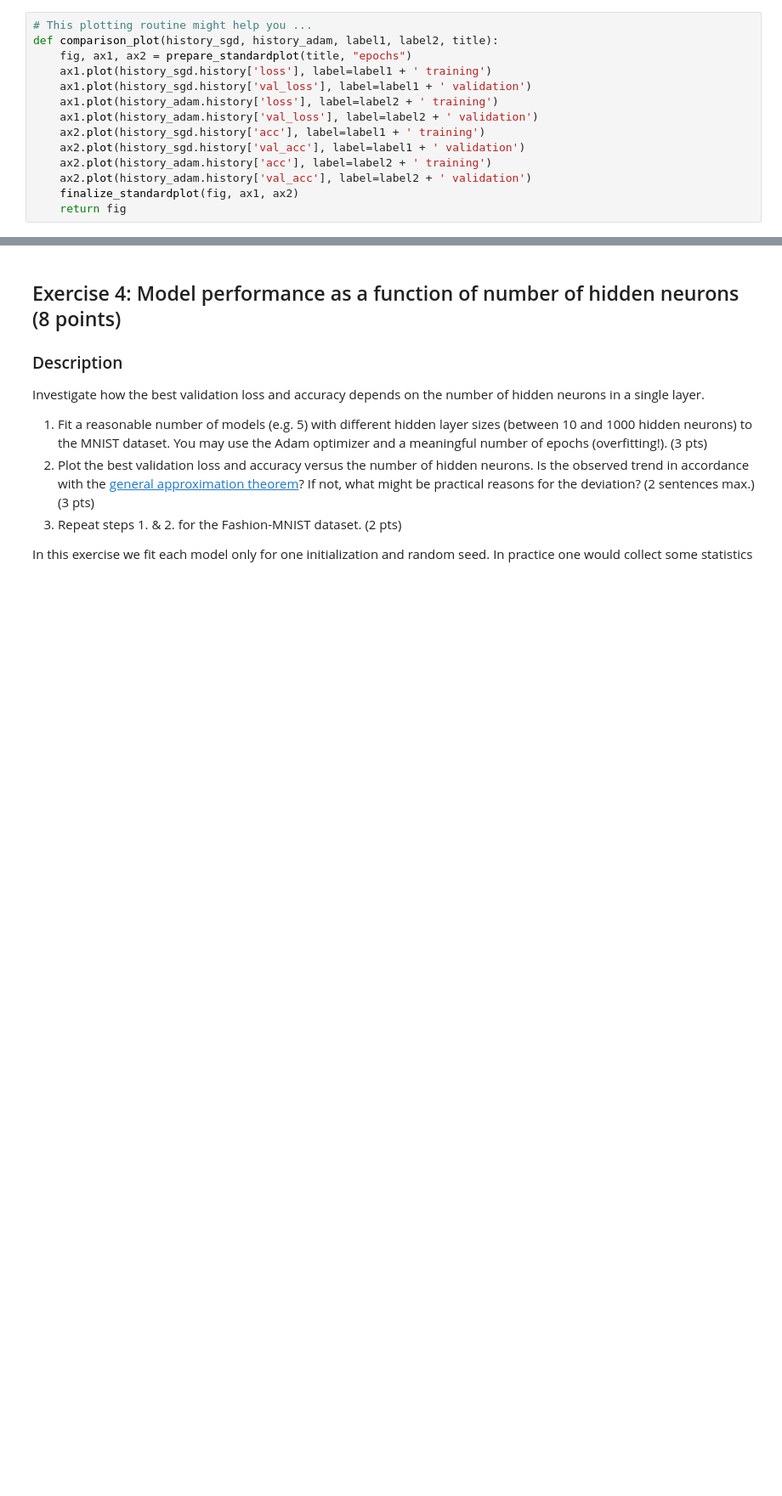
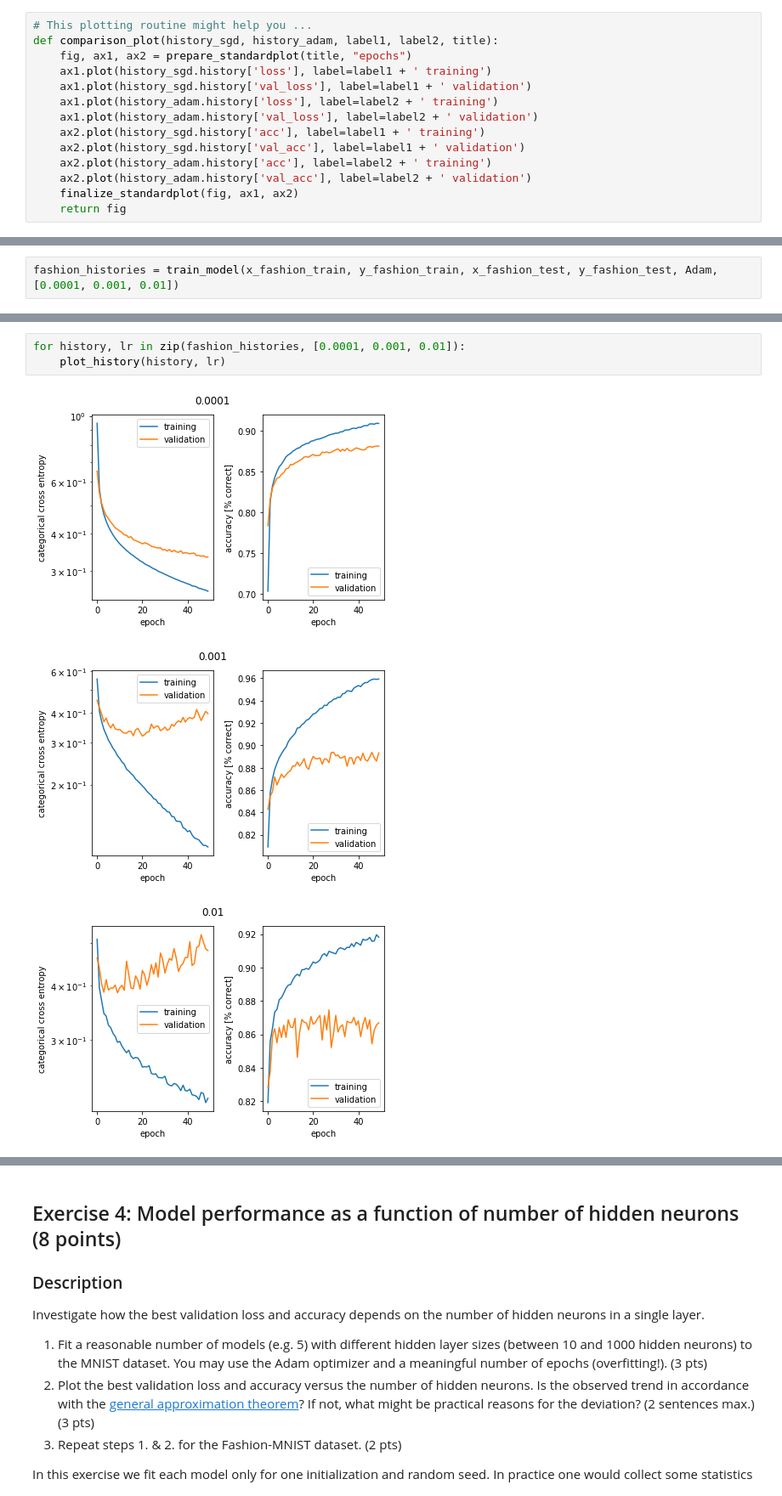
Before and after one commit to serifsonerserbest/ANN, a Jupyter notebook: miniproject1.ipynb, the cells around one changed output, grey strips where cells are left out. Shown at 85% size. Cells and saved outputs as stored; diff of their text form; blank space fills up the shorter version.

```diff
--- a/miniproject1.ipynb
+++ b/miniproject1.ipynb
@@ -327,0 +447,2 @@ def comparison_plot(history_sgd, history_adam, label1, label2, title):
+# %%
+fashion_histories = train_model(x_fashion_train, y_fashion_train, x_fashion_test, y_fashion_test, Adam, [0.0001, 0.001, 0.01])
@@ -328,3 +467,10 @@ def comparison_plot(history_sgd, history_adam, label1, label2, title):
+# %%
+for history, lr in zip(fashion_histories, [0.0001, 0.001, 0.01]):
+    plot_history(history, lr)
+# %% [output]
+[figure, added]
+[figure, added]
+[figure, added]
 # %% [markdown]
 **Question**: What happens if the learning rate of SGD is A) very large B) very small? Please answer A) and B) with one full sentence each (double click this markdown cell to edit).
 
```
Also changed, not shown: parts of 11 cells of this notebook.
